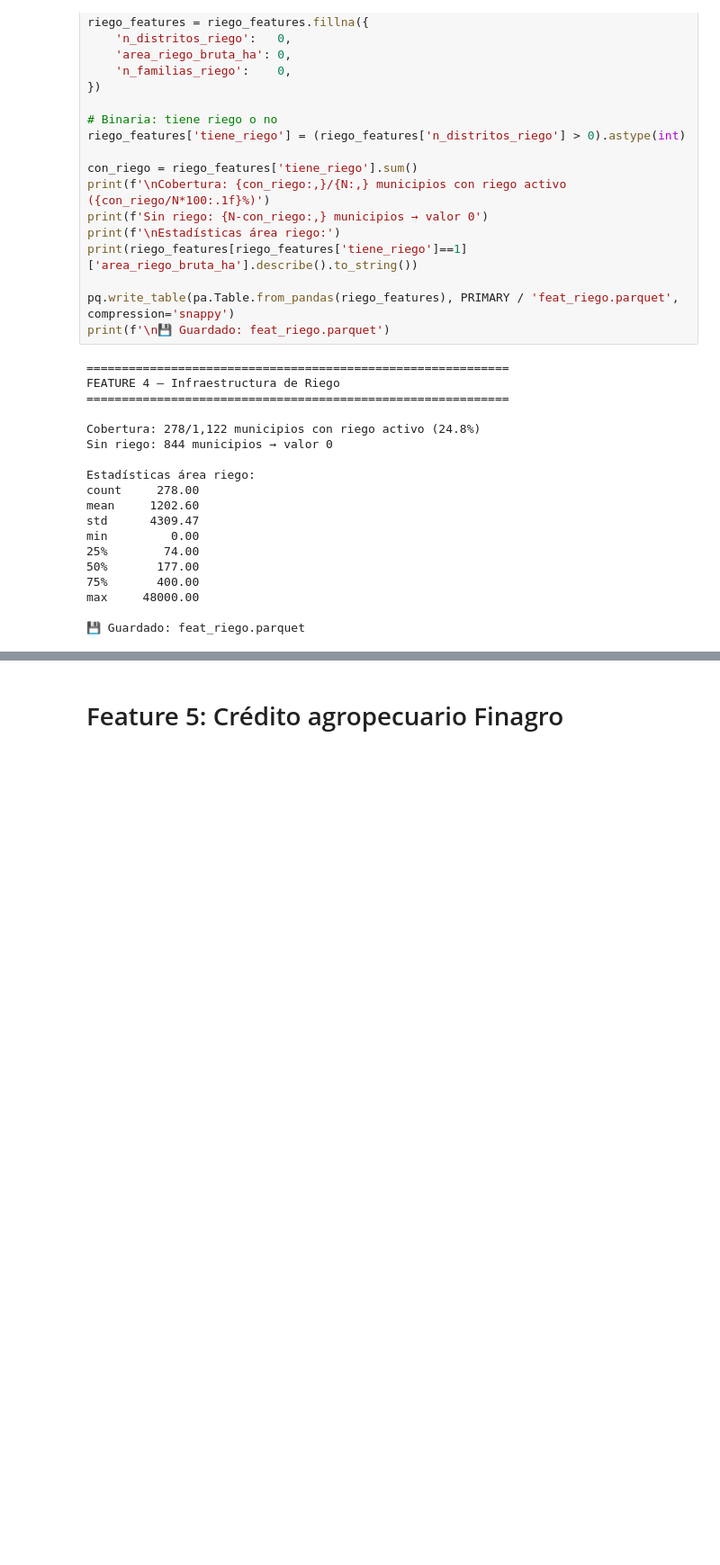
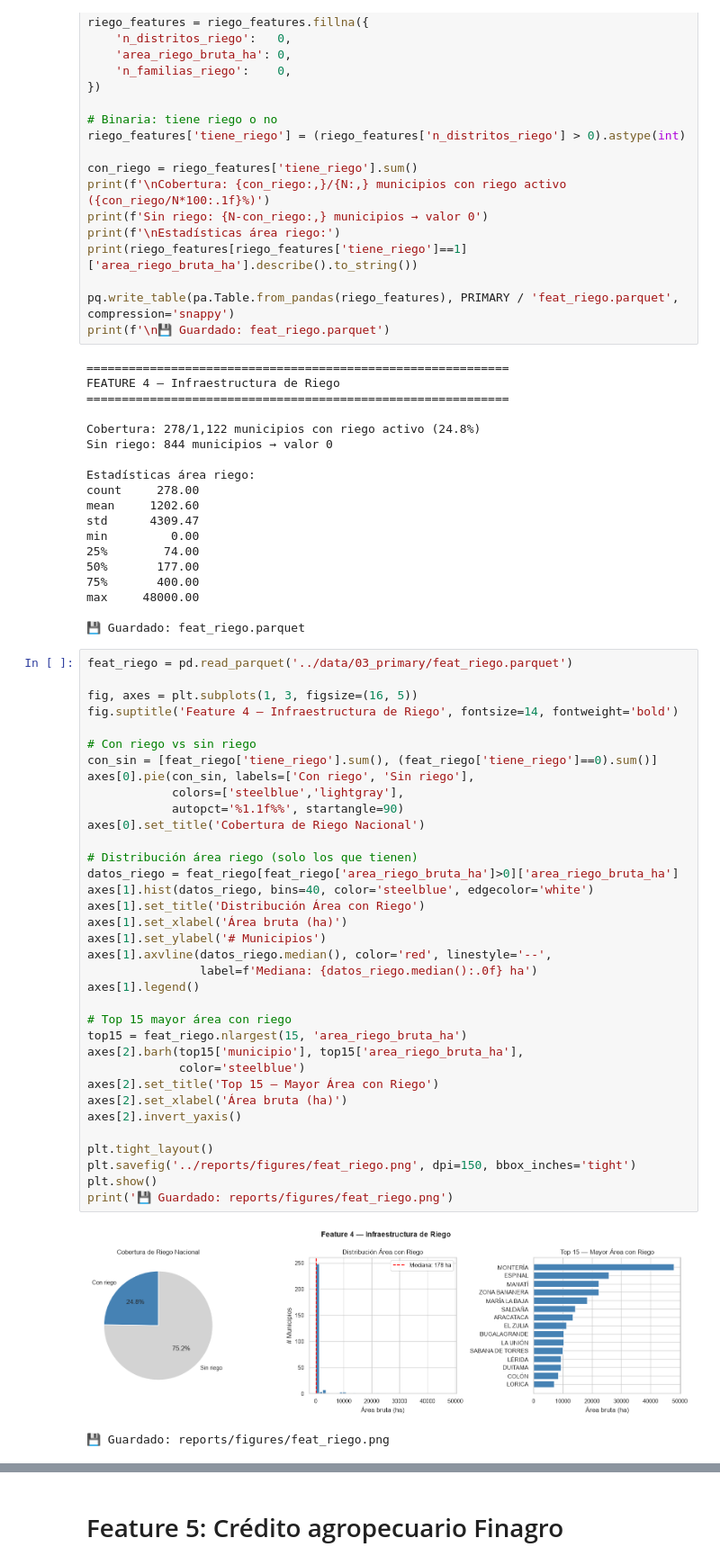
Before and after one commit to judazag/IRA-Municipal, a Jupyter notebook: notebooks/03_analisis_descriptivo.ipynb, the cells around one changed output, grey strips where cells are left out. Shown at 90% size. Drawn from its saved outputs; the diff is of its cells as text; blank space fills up the shorter version.

```diff
--- a/notebooks/03_analisis_descriptivo.ipynb
+++ b/notebooks/03_analisis_descriptivo.ipynb
@@ -425,3 +521,41 @@ min         0.00
 max     48000.00
 
 💾 Guardado: feat_riego.parquet
+# %%
+feat_riego = pd.read_parquet('../data/03_primary/feat_riego.parquet')
+
+fig, axes = plt.subplots(1, 3, figsize=(16, 5))
+fig.suptitle('Feature 4 — Infraestructura de Riego', fontsize=14, fontweight='bold')
+
+# Con riego vs sin riego
+con_sin = [feat_riego['tiene_riego'].sum(), (feat_riego['tiene_riego']==0).sum()]
+axes[0].pie(con_sin, labels=['Con riego', 'Sin riego'],
+            colors=['steelblue','lightgray'],
+            autopct='%1.1f%%', startangle=90)
+axes[0].set_title('Cobertura de Riego Nacional')
+
+# Distribución área riego (solo los que tienen)
+datos_riego = feat_riego[feat_riego['area_riego_bruta_ha']>0]['area_riego_bruta_ha']
+axes[1].hist(datos_riego, bins=40, color='steelblue', edgecolor='white')
+axes[1].set_title('Distribución Área con Riego')
+axes[1].set_xlabel('Área bruta (ha)')
+axes[1].set_ylabel('# Municipios')
+axes[1].axvline(datos_riego.median(), color='red', linestyle='--',
+                label=f'Mediana: {datos_riego.median():.0f} ha')
+axes[1].legend()
+
+# Top 15 mayor área con riego
+top15 = feat_riego.nlargest(15, 'area_riego_bruta_ha')
+axes[2].barh(top15['municipio'], top15['area_riego_bruta_ha'],
+             color='steelblue')
+axes[2].set_title('Top 15 — Mayor Área con Riego')
+axes[2].set_xlabel('Área bruta (ha)')
+axes[2].invert_yaxis()
+
+plt.tight_layout()
+plt.savefig('../reports/figures/feat_riego.png', dpi=150, bbox_inches='tight')
+plt.show()
+print('💾 Guardado: reports/figures/feat_riego.png')
+# %% [output]
+[figure, added]
+💾 Guardado: reports/figures/feat_riego.png
```
Also changed, not shown: parts of 45 cells of this notebook.
